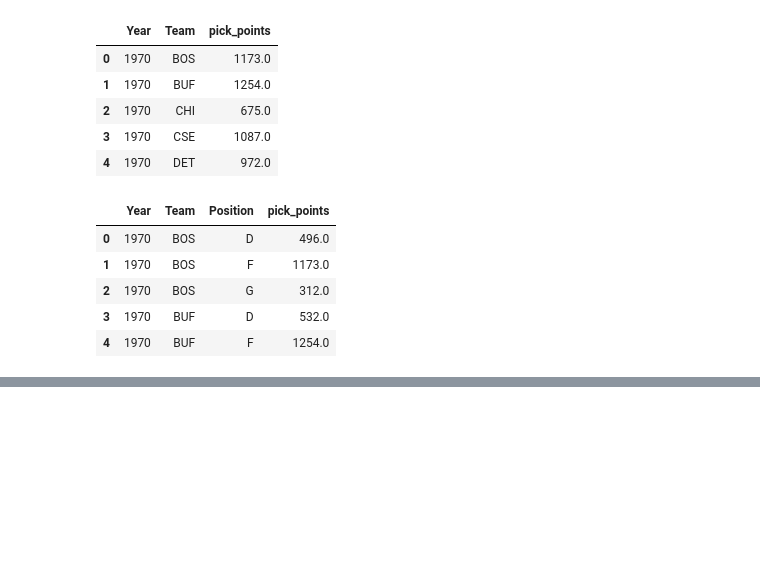
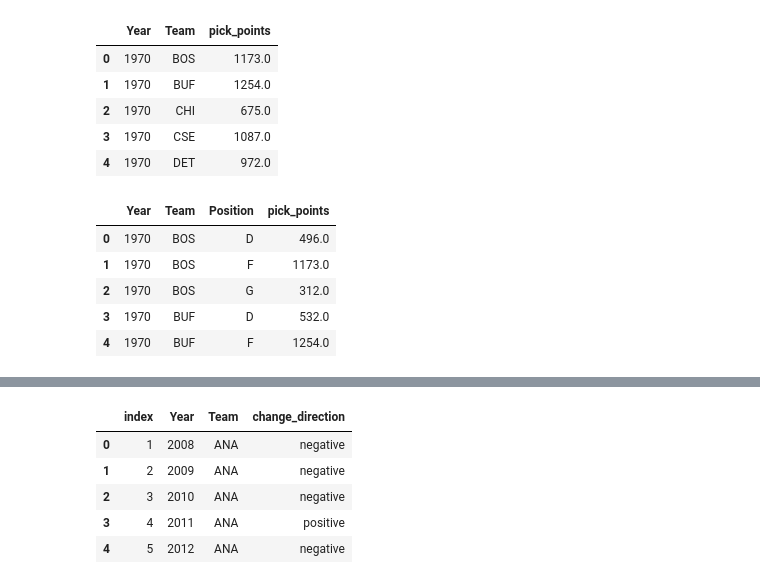
Before and after one commit to AustinMadert/hockey_data_performance, a Jupyter notebook: capstone_project1/Chi-Squared_Test.ipynb, the cells around one changed output, grey strips where cells are left out. Cells and saved outputs as stored; diff of their text form; code cells hidden in the pictures; blank space fills up the shorter version.

```diff
--- a/capstone_project1/Chi-Squared_Test.ipynb
+++ b/capstone_project1/Chi-Squared_Test.ipynb
@@ -91,0 +110,10 @@ topdrafted = draftgroup2.merge(draftgroup1, how='inner', on=['Team', 'Year', 'pi
+# %%
+perform_change = perform[['Year', 'Team', 'change_direction']].reset_index()
+perform_change.head()
+# %% [output]
+|  | index | Year | Team | change_direction |
+| 0 | 1 | 2008 | ANA | negative |
+| 1 | 2 | 2009 | ANA | negative |
+| 2 | 3 | 2010 | ANA | negative |
+| 3 | 4 | 2011 | ANA | positive |
+| 4 | 5 | 2012 | ANA | negative |
```
Also changed, not shown: parts of 4 cells of this notebook.
